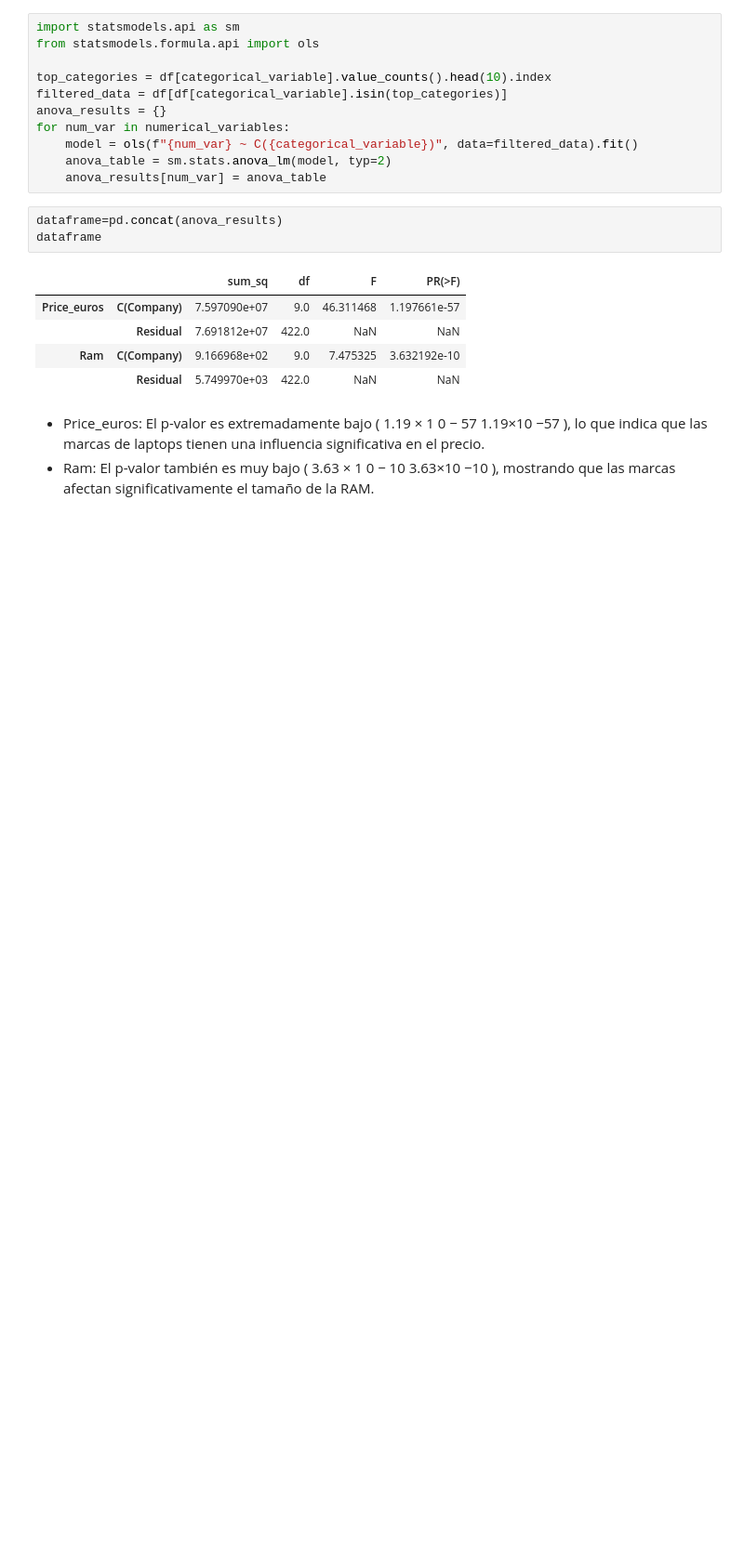
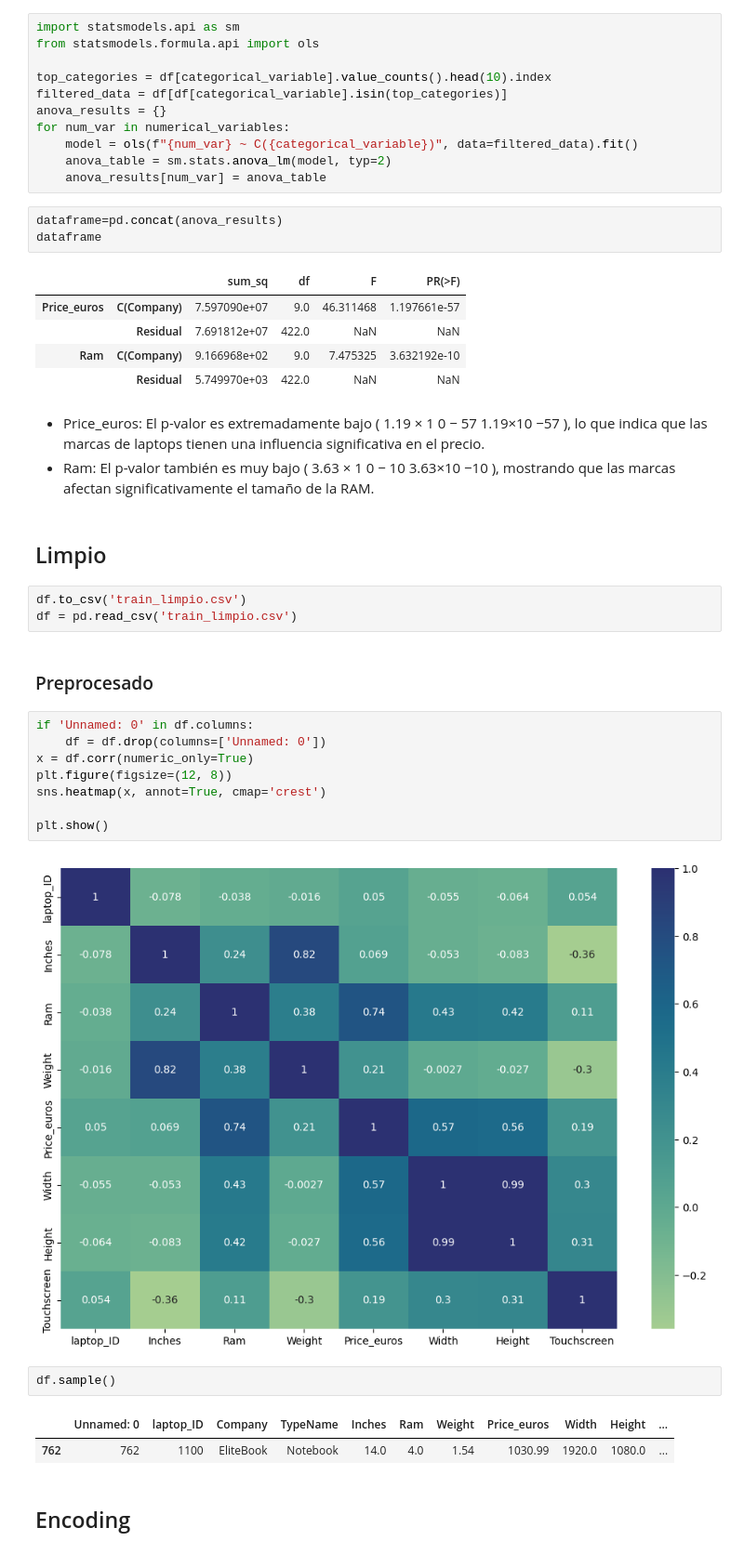
Before and after one commit to andreszaragoza/Train_Eda, a Jupyter notebook: notebooks/Analisis.ipynb, the cells around one changed output. Shown at 93% size. Drawn from its saved outputs; the diff is of its cells as text; blank space fills up the shorter version.

```diff
--- a/notebooks/Analisis.ipynb
+++ b/notebooks/Analisis.ipynb
@@ -487,3 +484,27 @@ El p-valor también es muy bajo (
 3.63×10
 −10
  ), mostrando que las marcas afectan significativamente el tamaño de la RAM.
+# %% [markdown]
+## Limpio
+# %%
+df.to_csv('train_limpio.csv')
+df = pd.read_csv('train_limpio.csv')
+# %% [markdown]
+### Preprocesado
+# %%
+if 'Unnamed: 0' in df.columns:
+    df = df.drop(columns=['Unnamed: 0'])
+x = df.corr(numeric_only=True)
+plt.figure(figsize=(12, 8))
+sns.heatmap(x, annot=True, cmap='crest')
+
+plt.show()
+# %% [output]
+[figure, added]
+# %%
+df.sample()
+# %% [output]
+|  | Unnamed: 0 | laptop_ID | Company | TypeName | Inches | Ram | Weight | Price_euros | Width | Height | ... |
+| 762 | 762 | 1100 | EliteBook | Notebook | 14.0 | 4.0 | 1.54 | 1030.99 | 1920.0 | 1080.0 | ... |
+# %% [markdown]
+## Encoding
```
Also changed, not shown: parts of 14 cells of this notebook, 6 other files.
